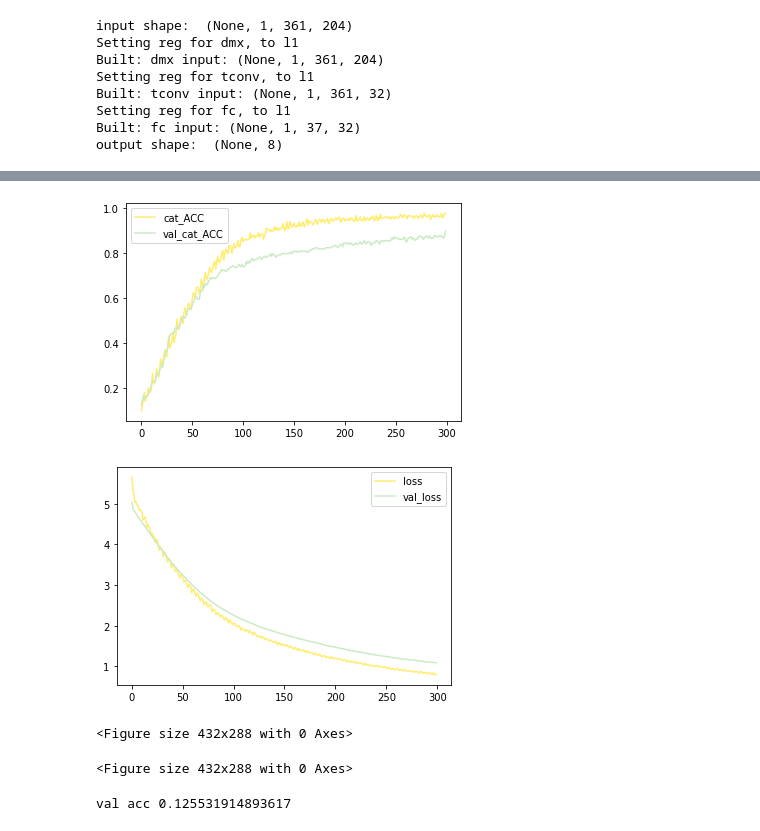
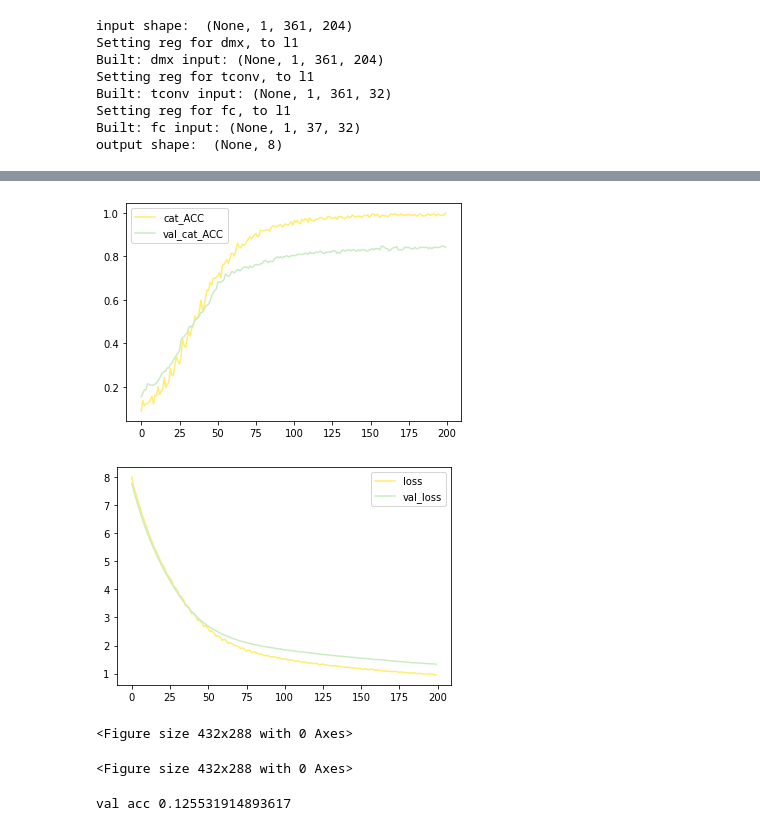
Before and after one commit to 1101AlexZab1011/FingerMovementDecoder, a Jupyter notebook: dirty_field/LFCNN-rb-sample-mneflow.ipynb, the cells around one changed output, grey strips where cells are left out. Cells and saved outputs as stored; diff of their text form; code cells hidden in the pictures.

```diff
--- a/dirty_field/LFCNN-rb-sample-mneflow.ipynb
+++ b/dirty_field/LFCNN-rb-sample-mneflow.ipynb
@@ -274,4 +274,16 @@ km.compile(optimizer=params["optimizer"],
 # %%
+km = kmd.build()
+
+optimizer="adam"
+learn_rate=3e-4
+params = {"optimizer": tf.optimizers.get(optimizer).from_config({"learning_rate":learn_rate})}
+params.setdefault("loss", tf.nn.softmax_cross_entropy_with_logits)
+params.setdefault("metrics", tf.keras.metrics.CategoricalAccuracy(name="cat_ACC"))
+
+km.compile(optimizer=params["optimizer"],
+                loss=params["loss"],
+                metrics=params["metrics"])
+
 import mneflow
 import_opt = dict(savepath='../tfr/',
                   out_name='mne_sample_epochs',
@@ -306,7 +318,7 @@ stop_early = tf.keras.callbacks.EarlyStopping(monitor='val_loss',
 
 km.fit(dataset.train,
       validation_data=dataset.val,
-      epochs=300, steps_per_epoch=eval_step,
+      epochs=200, steps_per_epoch=eval_step,
       shuffle=True,
       validation_steps=dataset.validation_steps,
       callbacks=[stop_early], verbose=2)
@@ -335,5 +347,5 @@ Epoch 300/300
-[figure, old version]
+[figure, new version]
-[figure, old version]
+[figure, new version]
 <Figure size 432x288 with 0 Axes>
 <Figure size 432x288 with 0 Axes>
 # %%
```
Also changed, not shown: parts of 4 cells of this notebook, 1 other file.
